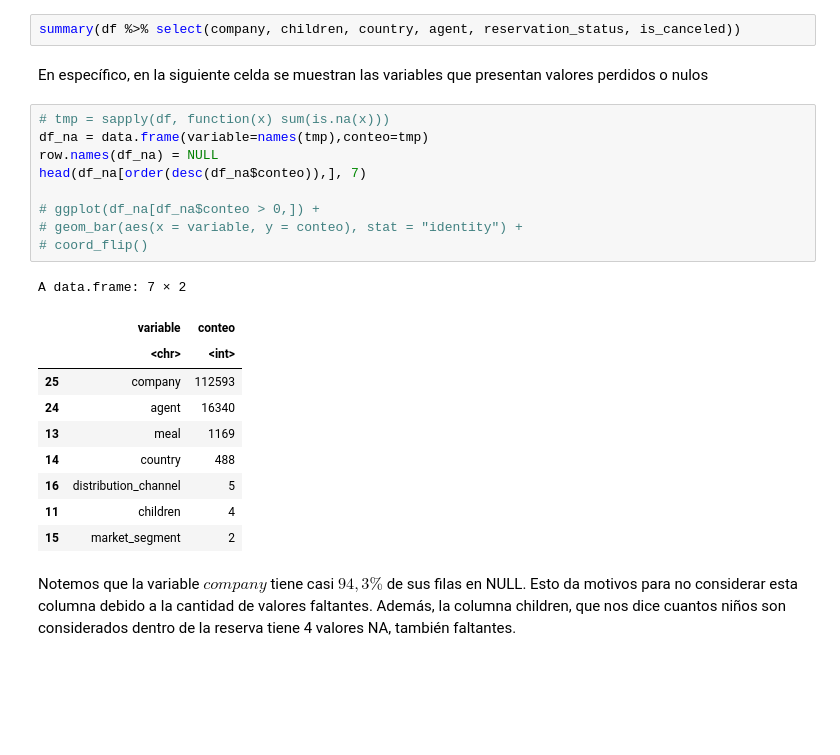
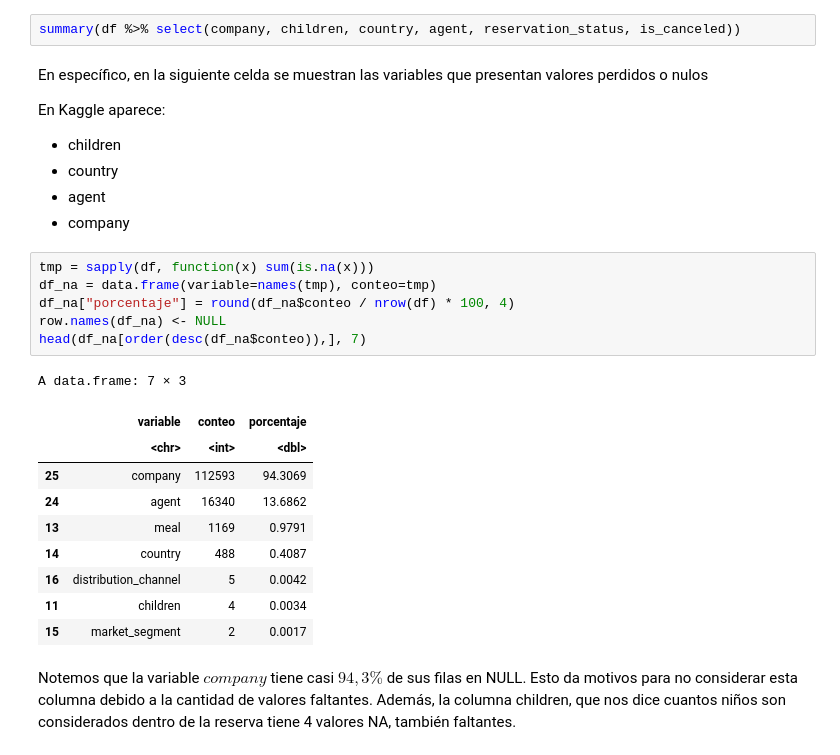
Before and after one commit to sebastianflp/Data_MiningDCC, a Jupyter notebook: ProyectoDM.ipynb, the cells around one changed output. Drawn from its saved outputs; the diff is of its cells as text; blank space fills up the shorter version.

```diff
--- a/ProyectoDM.ipynb
+++ b/ProyectoDM.ipynb
@@ -85,26 +85,29 @@ En total son 119.390 filas y 32 columnas. Nos gustaría poder estudiar el compor
 summary(df %>% select(company, children, country, agent, reservation_status, is_canceled))
 # %% [markdown]
 En específico, en la siguiente celda se muestran las variables que presentan valores perdidos o nulos
+
+En Kaggle aparece:
+* children
+* country
+* agent
+* company
 # %%
-# tmp = sapply(df, function(x) sum(is.na(x)))
-df_na = data.frame(variable=names(tmp),conteo=tmp)
-row.names(df_na) = NULL
+tmp = sapply(df, function(x) sum(is.na(x)))
+df_na = data.frame(variable=names(tmp), conteo=tmp)
+df_na["porcentaje"] = round(df_na$conteo / nrow(df) * 100, 4)
+row.names(df_na) <- NULL
 head(df_na[order(desc(df_na$conteo)),], 7)
-
-# ggplot(df_na[df_na$conteo > 0,]) +
-# geom_bar(aes(x = variable, y = conteo), stat = "identity") +
-# coord_flip()
 # %% [output]
-A data.frame: 7 × 2
+A data.frame: 7 × 3
-|  | variable | conteo |
-|  | <chr> | <int> |
-| 25 | company | 112593 |
-| 24 | agent | 16340 |
-| 13 | meal | 1169 |
-| 14 | country | 488 |
-| 16 | distribution_channel | 5 |
-| 11 | children | 4 |
-| 15 | market_segment | 2 |
+|  | variable | conteo | porcentaje |
+|  | <chr> | <int> | <dbl> |
+| 25 | company | 112593 | 94.3069 |
+| 24 | agent | 16340 | 13.6862 |
+| 13 | meal | 1169 | 0.9791 |
+| 14 | country | 488 | 0.4087 |
+| 16 | distribution_channel | 5 | 0.0042 |
+| 11 | children | 4 | 0.0034 |
+| 15 | market_segment | 2 | 0.0017 |
 # %% [markdown]
 Notemos que la variable $\textit{company}$ tiene casi $94,3\%$ de sus filas en NULL. Esto da motivos para no considerar esta columna debido a la cantidad de valores faltantes. Además, la columna children, que nos dice cuantos niños son considerados dentro de la reserva tiene 4 valores NA, también faltantes.
 # %% [markdown]
```
Also changed, not shown: parts of 13 cells of this notebook.
